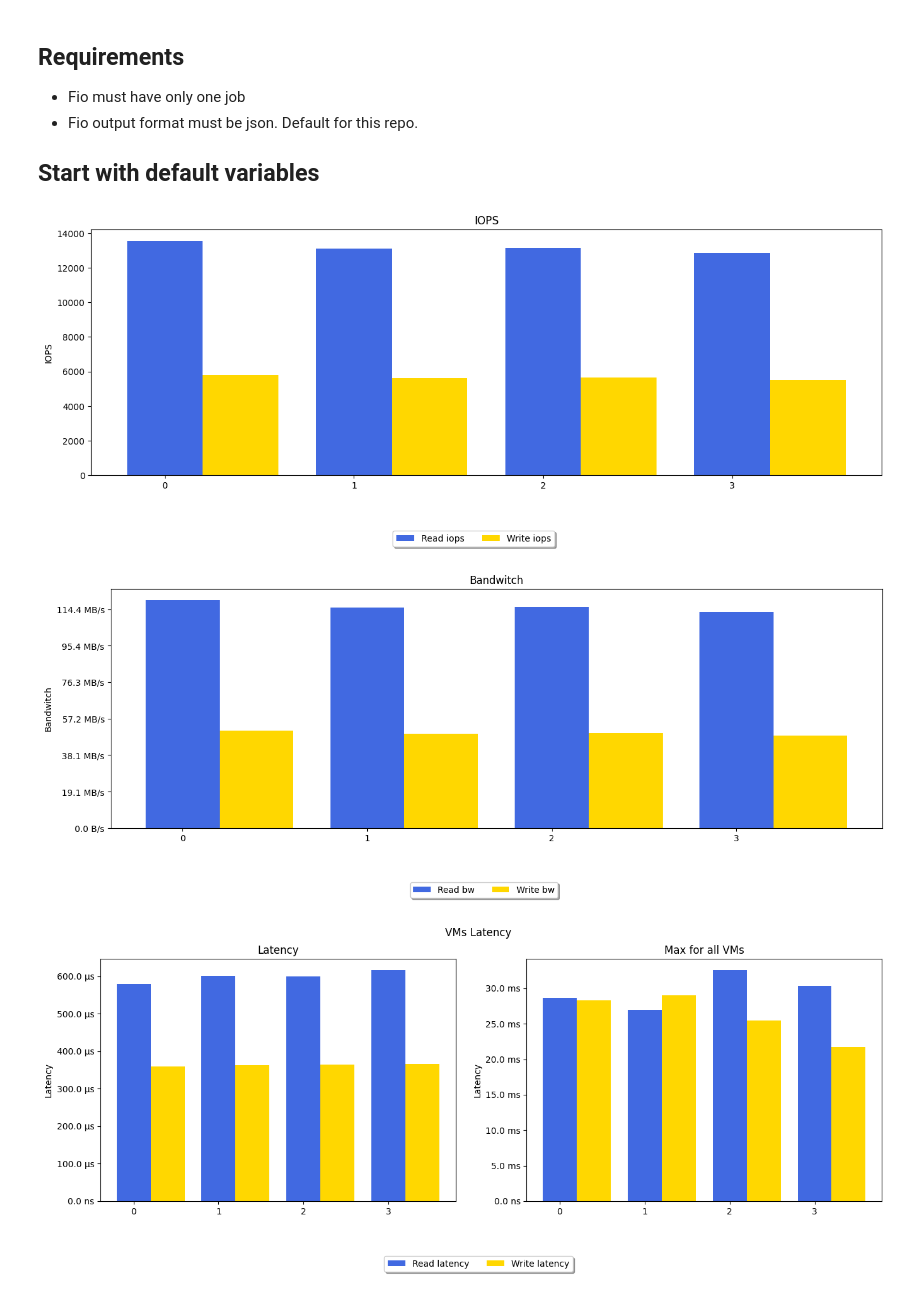
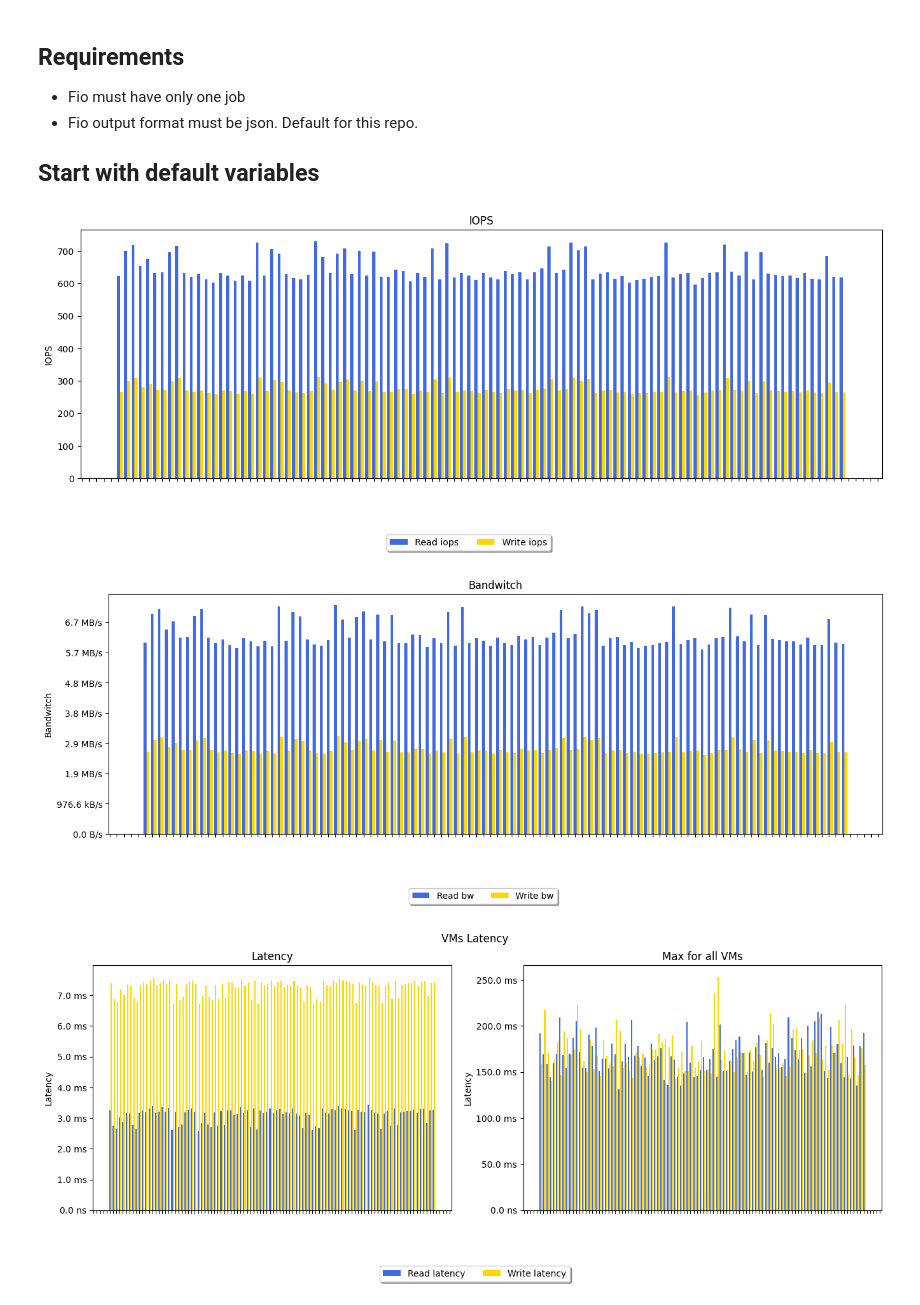
Before and after one commit to Vatson112/openstack-block-bench, a Jupyter notebook: data_analysis/general.ipynb, the cells around one changed output. Saved outputs shown, nothing was run; the diff lists cells and outputs as text; code cells hidden in the pictures.

```diff
--- a/data_analysis/general.ipynb
+++ b/data_analysis/general.ipynb
@@ -7,9 +7,9 @@
 
 ## Start with default variables
 # %%
-# absolute path to raw results
-raw_results_dir = "../results/rw"
-raw_results_dir = "../results/rw"
+# absolute path to raw results /home/mn.albeschenko/Yandex.Disk/Work/Projects/ceph/ceph_ostack_bench/ceph-mgmt/enable_ethtool_rx_tx_buffer
+raw_results_dir = "/home/mn.albeschenko/Yandex.Disk/Work/Projects/ceph/ceph_ostack_bench/results/steady"
+#raw_results_dir = "../ceph-mgmt/enable_ethtool_rx_tx_buffer/steady"
 columns_for_df = [
   "iops",
   "bw",
@@ -65,8 +65,11 @@ for index, js in enumerate(json_files):
     else:
       print("incorrect fio json file")
       exit(1)
-    json_stats_read.append(json_stat.get("read"))
-    json_stats_write.append(json_stat.get("write"))
+    if json_stat.get("read").get("io_bytes") == 0:
+      print('ignoring fio result')
+    else:
+      json_stats_read.append(json_stat.get("read"))
+      json_stats_write.append(json_stat.get("write"))
 
 #clean unused variables
 del json_val
@@ -140,6 +143,8 @@ ax.bar(x=df_write.index+width, width=width, height=df_write["iops"],
 #                 linewidth=2, label='Avg write iops', color = "orange")
 
 
+# disable xlabels cause it is not fits
+ax.set_xticklabels([])
 
 # do uniq labels
 handles, labels = fig.gca().get_legend_handles_labels()
@@ -149,7 +154,7 @@ fig.legend(handles=by_label.values(), labels=by_label.keys(), loc='upper center'
 
 plt.show()
 # %% [output]
-[figure, old version]
+[figure, new version]
 # %%
 fig, ax = plt.subplots(1, 1, figsize=fig_size1x2)
 
@@ -174,7 +179,7 @@ ax.bar(x=df_write.index+width, width=width, height=df_write["bw"],
 # ax[0].axhline(y=np.nanmean(df_write[["bw"]]), linestyle='--',
 #                 linewidth=2, label='Avg write bw', color = "orange")
 
-
+ax.set_xticklabels([])
 
 # do uniq labels
 handles, labels = fig.gca().get_legend_handles_labels()
@@ -184,7 +189,7 @@ fig.legend(handles=by_label.values(), labels=by_label.keys(), loc='upper center'
 
 plt.show()
 # %% [output]
-[figure, old version]
+[figure, new version]
 # %%
 fig, ax = plt.subplots(1, 2, figsize=fig_size1x2)
 
@@ -204,35 +209,36 @@ ax[0].set_title("Latency")
 ax[0].bar(x=df_read.index, width=width, height=df_read["lat_mean"],
                 label = 'Read latency', color = 'royalblue')
 ax[0].bar(x=df_write.index+width, width=width, height=df_write["lat_mean"],
                 label = 'Write latency', color = 'gold')
 
 # ax[0].axhline(y=np.nanmean(df_read[["lat_mean"]]), linestyle='--',
 #                 linewidth=2, label='Avg read latency', color = "blue")
 # ax[0].axhline(y=np.nanmean(df_write[["lat_mean"]]), linestyle='--',
 #                 linewidth=2, label='Avg write latency', color = "orange")
 
-
+ax[0].set_xticklabels([])
+ax[1].set_xticklabels([])
 
 ax[1].set_title("Max for all VMs")
 ax[1].bar(x=df_read.index, width=width, height=df_read["lat_max"],
                 label = 'Read latency', color = 'royalblue')
 ax[1].bar(x=df_write.index+width, width=width, height=df_write["lat_max"],
                 label = 'Write latency', color = 'gold')
 
 # ax[1].axhline(y=np.nanmean(df_read[["lat_max"]]), linestyle='--',
 #                 linewidth=2, label='Avg read latency', color = "blue")
 # ax[1].axhline(y=np.nanmean(df_write[["lat_max"]]), linestyle='--',
 #                 linewidth=2, label='Avg write latency', color = "orange")
 
 # do uniq labels
 handles, labels = fig.gca().get_legend_handles_labels()
 by_label = dict(zip(labels, handles))
 fig.legend(handles=by_label.values(), labels=by_label.keys(), loc='upper center',
                 bbox_to_anchor=(0.5, -0.05), fancybox=True, shadow=True, ncol=5)
 
 plt.show()
 # %% [output]
-[figure, old version]
+[figure, new version]
 # %%
 result = {
   'read': {
```
Also changed, not shown: parts of 3 cells of this notebook, 14 other files.
